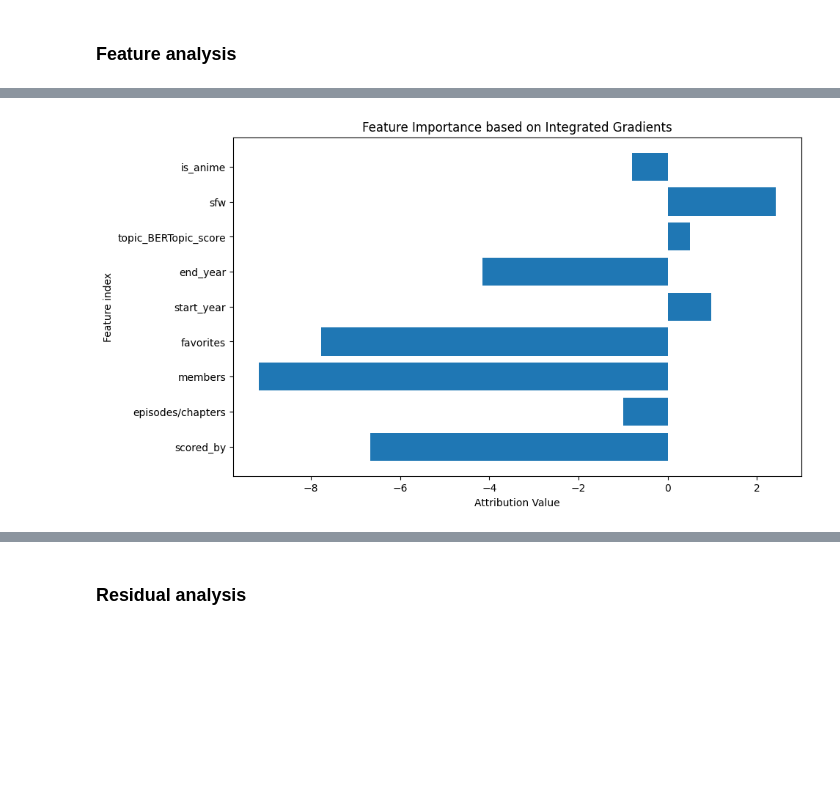
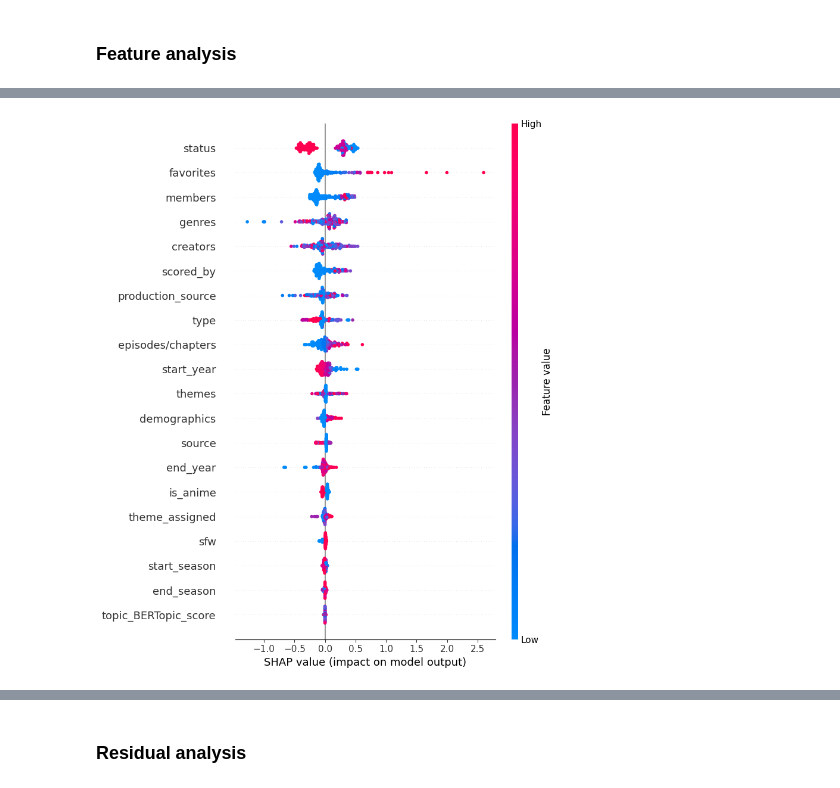
Before and after one commit to derickkan3356/anime-manga-theme-and-success-prediction, a Jupyter notebook: deep_learning.ipynb, the cells around one changed output, grey strips where cells are left out. Drawn from its saved outputs; the diff is of its cells as text; code cells hidden in the pictures; blank space fills up the shorter version.

Commit message:
Use SHAP for feature analysis

```diff
--- a/deep_learning.ipynb
+++ b/deep_learning.ipynb
@@ -708,10 +690,46 @@ print(attributions_np)
-# %%
-# Plot the feature attributions
-plt.figure(figsize=(10, 6))
-plt.barh(numeric_columns + boolean_columns, attributions_np[-9:])
-plt.xlabel('Attribution Value')
-plt.ylabel('Feature index')
-plt.title('Feature Importance based on Integrated Gradients')
-plt.show()
-# %% [output]
-[figure, removed]
+# %%
+feature_names = single_cat_columns + [col
+    for i, col in enumerate(multi_cat_columns)
+    for _ in range(multi_cat_n_columns[i])
+] + numeric_columns + boolean_columns
+# %%
+import shap
+
+best_model.eval()
+
+def model_wrapper(input_data):
+    with torch.no_grad():
+        input_tensor = torch.tensor(input_data).float()
+        output_tensor = best_model(input_tensor)
+        return output_tensor.numpy()
+
+sample_data = [input_batch for input_batch, _ in test_loader]
+sample_data = torch.cat(sample_data, dim=0)
+
+# Use a subset of data as background data
+background_data = sample_data[np.random.choice(sample_data.shape[0], 100, replace=False)].numpy()
+
+# Create a KernelExplainer for the model
+explainer = shap.KernelExplainer(model_wrapper, background_data)
+
+# Get SHAP values for a batch of samples
+feature_data_batch = sample_data[np.random.choice(sample_data.shape[0], 200, replace=False)].numpy()  # Extract feature data for multiple instances
+shap_values = explainer.shap_values(feature_data_batch)
+
+# Convert SHAP values to float64 and squeeze to remove the singleton dimension
+shap_values = np.squeeze(np.array(shap_values, dtype=np.float64))
+
+# Ensure feature data is float64
+feature_data_batch = feature_data_batch.astype(np.float64)
+
+# Aggregate multi-categorical columns
+shap_value_df = pd.DataFrame(shap_values, columns=feature_names)
+shap_value_df = shap_value_df.T.groupby(shap_value_df.columns).sum().T
+
+feature_data_df = pd.DataFrame(feature_data_batch, columns=feature_names)
+feature_data_df = feature_data_df.T.groupby(feature_data_df.columns).sum().T
+
+# Visualize SHAP summary plot
+shap.initjs()
+shap.summary_plot(shap_value_df.values, feature_data_df.values, feature_names=list(shap_value_df.columns))
+# %% [output]
@@ -717,0 +737 @@ plt.show()
+[figure, added]
```
Also changed, not shown: parts of 10 cells of this notebook, 1 other file.
